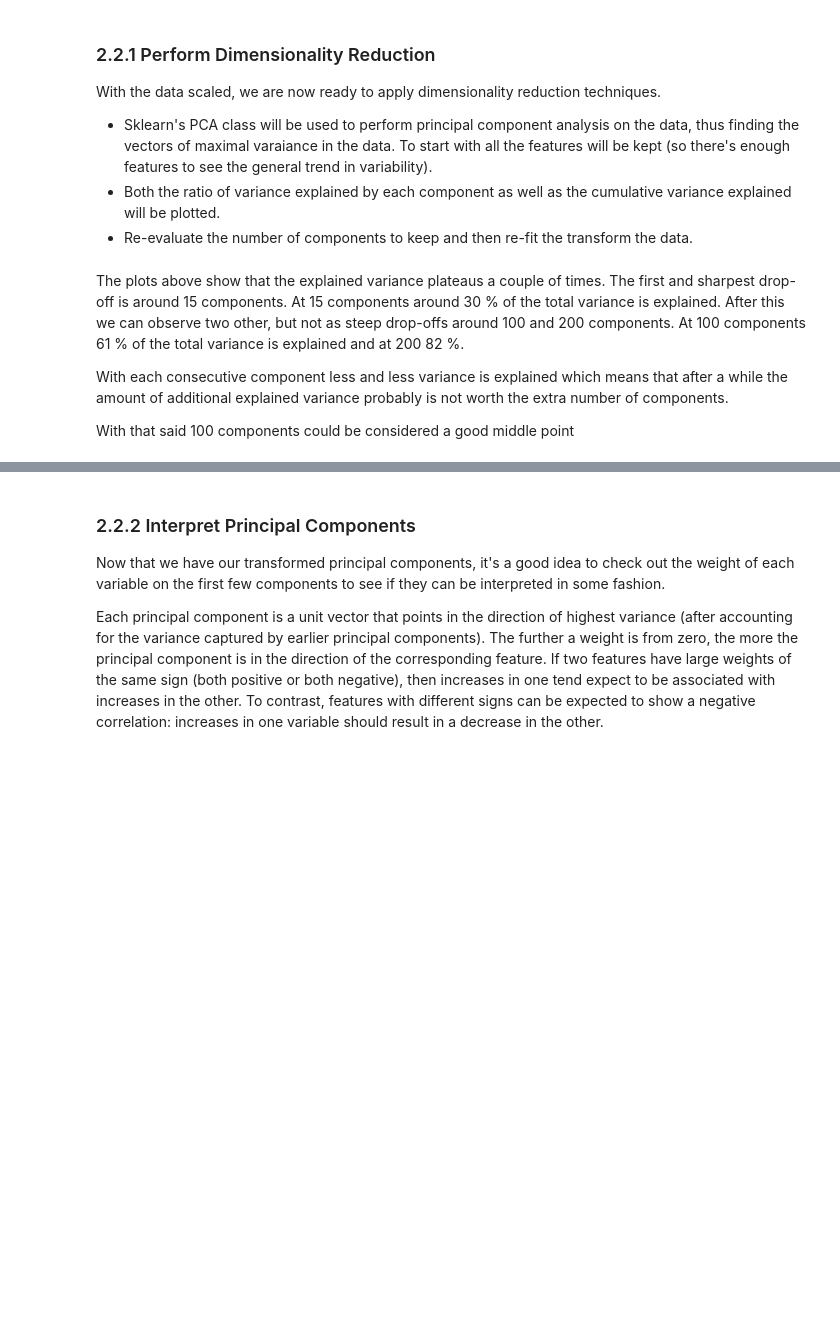
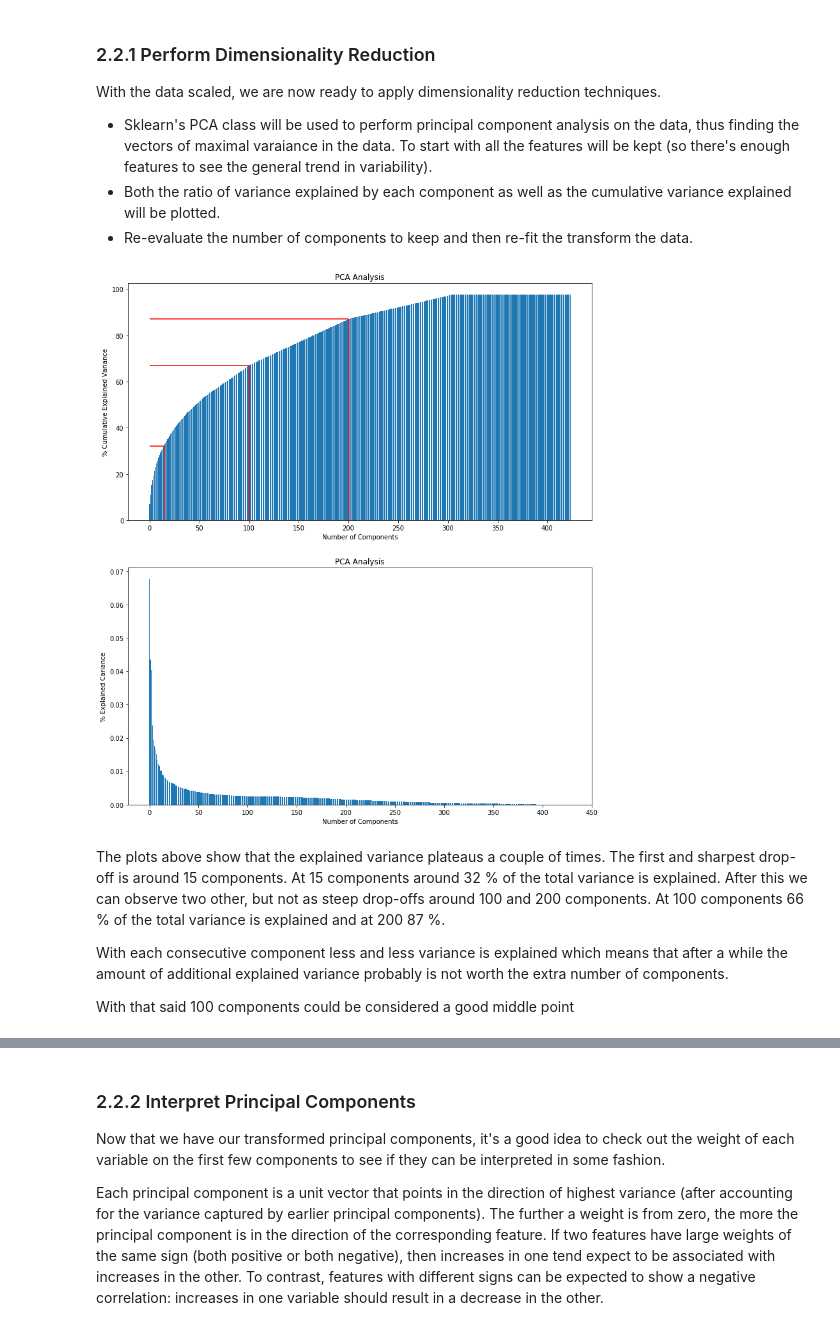
Before and after one commit to michanN/capstone-arvato, a Jupyter notebook: Arvato Project Workbook.ipynb, the cells around one changed output, grey strips where cells are left out. Drawn from its saved outputs; the diff is of its cells as text; code cells hidden in the pictures; blank space fills up the shorter version.

```diff
--- a/Arvato Project Workbook.ipynb
+++ b/Arvato Project Workbook.ipynb
@@ -598,36 +668,38 @@ cumsum_variance=np.cumsum(np.round(pca.explained_variance_ratio_, decimals=3)*10
 # %%
 n_components = len(pca.explained_variance_ratio_)
 index = np.arange(n_components)
 vals = pca.explained_variance_ratio_
 
 plt.figure(figsize=(13,15))
 plt.subplot(2, 1, 1)
 plt.bar(index, cumsum_variance)
 plt.ylabel('% Cumulative Explained Variance')
 plt.xlabel('Number of Components')
 plt.xticks(np.linspace(0,500, 10, endpoint=False))
 plt.title('PCA Analysis')
 
 # 15 components
-plt.hlines(y=30, xmin=0, xmax=15, color='red', linestyles='-',zorder=1)
-plt.vlines(x=15, ymin=0, ymax=30, color='red', linestyles='-',zorder=2)
+plt.hlines(y=32, xmin=0, xmax=15, color='red', linestyles='-',zorder=1)
+plt.vlines(x=15, ymin=0, ymax=32, color='red', linestyles='-',zorder=2)
 
 # 100 components
-plt.hlines(y=61, xmin=0, xmax=100, color='red', linestyles='-',zorder=3)
-plt.vlines(x=100, ymin=0, ymax=61, color='red', linestyles='-',zorder=4)
+plt.hlines(y=67, xmin=0, xmax=100, color='red', linestyles='-',zorder=3)
+plt.vlines(x=100, ymin=0, ymax=67, color='red', linestyles='-',zorder=4)
 
 # 200
-plt.hlines(y=81, xmin=0, xmax=200, color='red', linestyles='-',zorder=5)
-plt.vlines(x=200, ymin=0, ymax=81, color='red', linestyles='-',zorder=6)
+plt.hlines(y=87, xmin=0, xmax=200, color='red', linestyles='-',zorder=5)
+plt.vlines(x=200, ymin=0, ymax=87, color='red', linestyles='-',zorder=6)
 
 plt.subplot(2, 1, 2)
 plt.bar(index, vals)
 plt.xticks(np.linspace(0,500, 10, endpoint=False))
 plt.xlabel('Number of Components')
 plt.ylabel('% Explained Cariance')
 plt.title('PCA Analysis');
+# %% [output]
+[figure, added]
 # %% [markdown]
-The plots above show that the explained variance plateaus a couple of times. The first and sharpest drop-off is around 15 components. At 15 components around 30 % of the total variance is explained. After this we can observe two other, but not as steep drop-offs around 100 and 200 components. At 100 components 61 % of the total variance is explained and at 200 82 %.
+The plots above show that the explained variance plateaus a couple of times. The first and sharpest drop-off is around 15 components. At 15 components around 32 % of the total variance is explained. After this we can observe two other, but not as steep drop-offs around 100 and 200 components. At 100 components 66 % of the total variance is explained and at 200 87 %.
 
 With each consecutive component less and less variance is explained which means that after a while the amount of additional explained variance probably is not worth the extra number of components.
 
```
Also changed, not shown: parts of 30 cells of this notebook, 2 other files.
